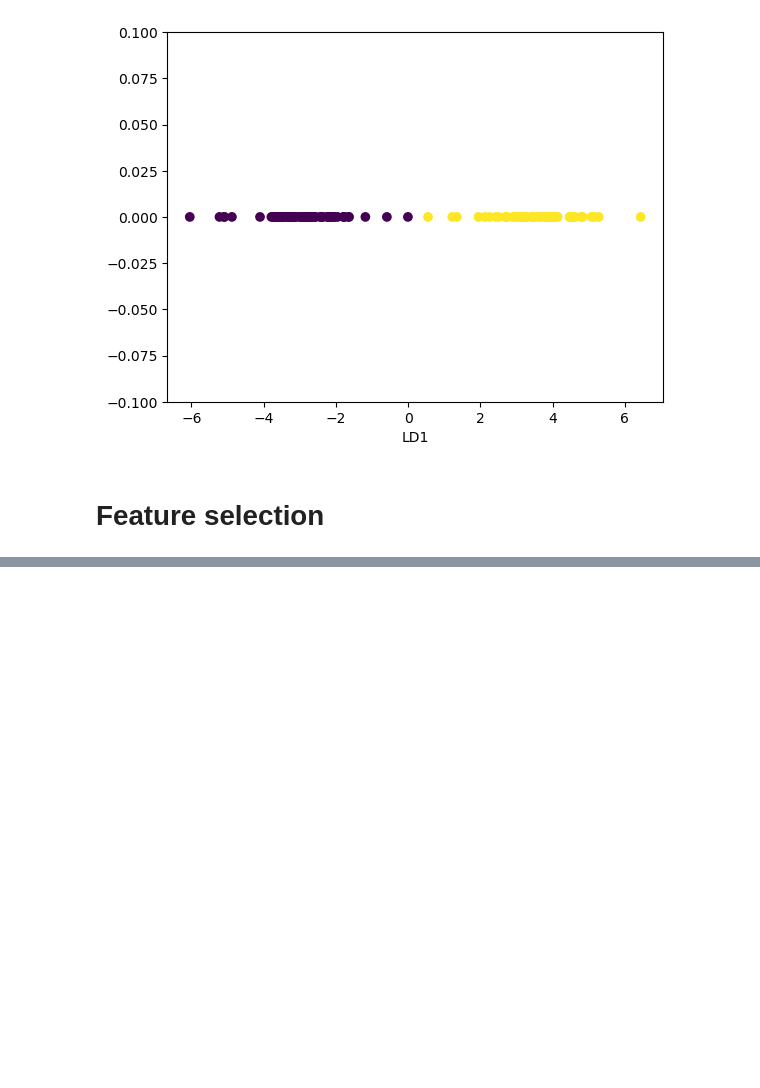
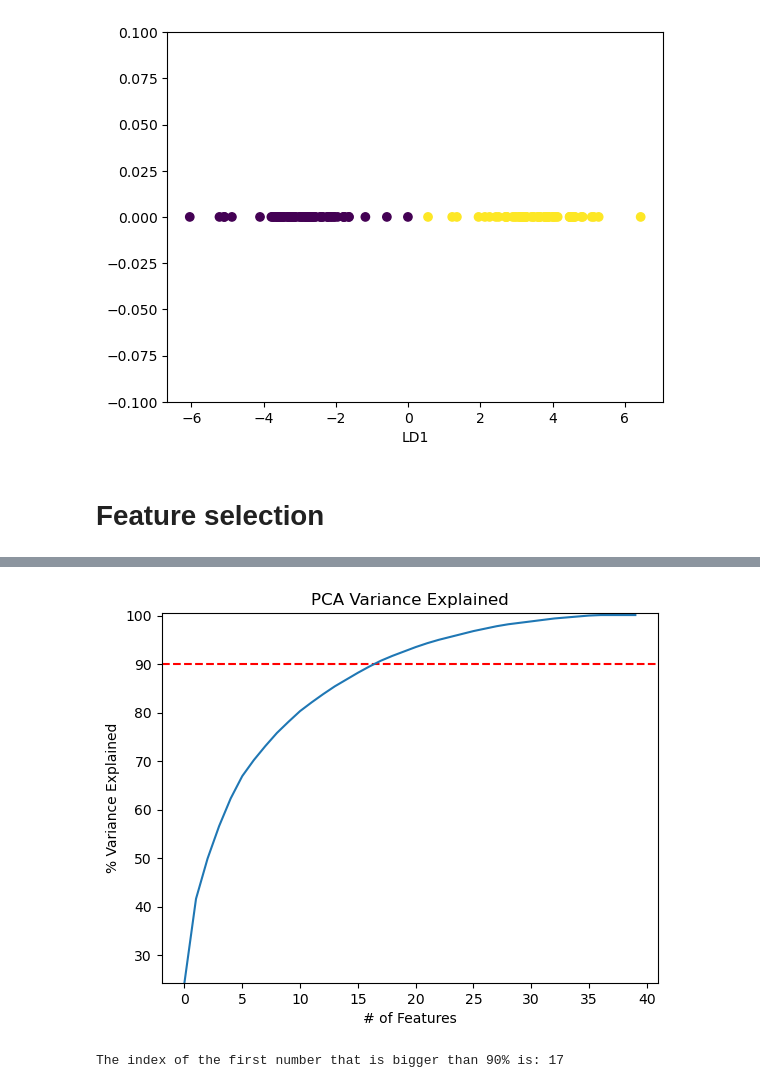
Before and after one commit to dpasqualini/TM10007_G16, a Jupyter notebook: assignment.ipynb, the cells around one changed output, grey strips where cells are left out. Drawn from its saved outputs; the diff is of its cells as text; code cells hidden in the pictures; blank space fills up the shorter version.

```diff
--- a/assignment.ipynb
+++ b/assignment.ipynb
@@ -290,0 +283,14 @@ X_tr_norm_selected = X_tr_norm.loc[:, selected_features]
+# %%
+import importlib
+import function_files.self_made
+
+importlib.reload(function_files.self_made)
+
+from function_files.self_made import PCA_info_notransform, PCA_plot, PCA_transform, PCA_transform_overview, scree_plot, factor_loadings, classifiers
+
+# To get info about whole dataset in PCA
+variance1, var1 = PCA_info_notransform(X_tr_norm_selected, selected_features)
+n_comp = PCA_plot(var1)
+# %% [output]
+[figure, added]
+The index of the first number that is bigger than 90% is: 17
```
Also changed, not shown: parts of 10 cells of this notebook, 2 other files.
